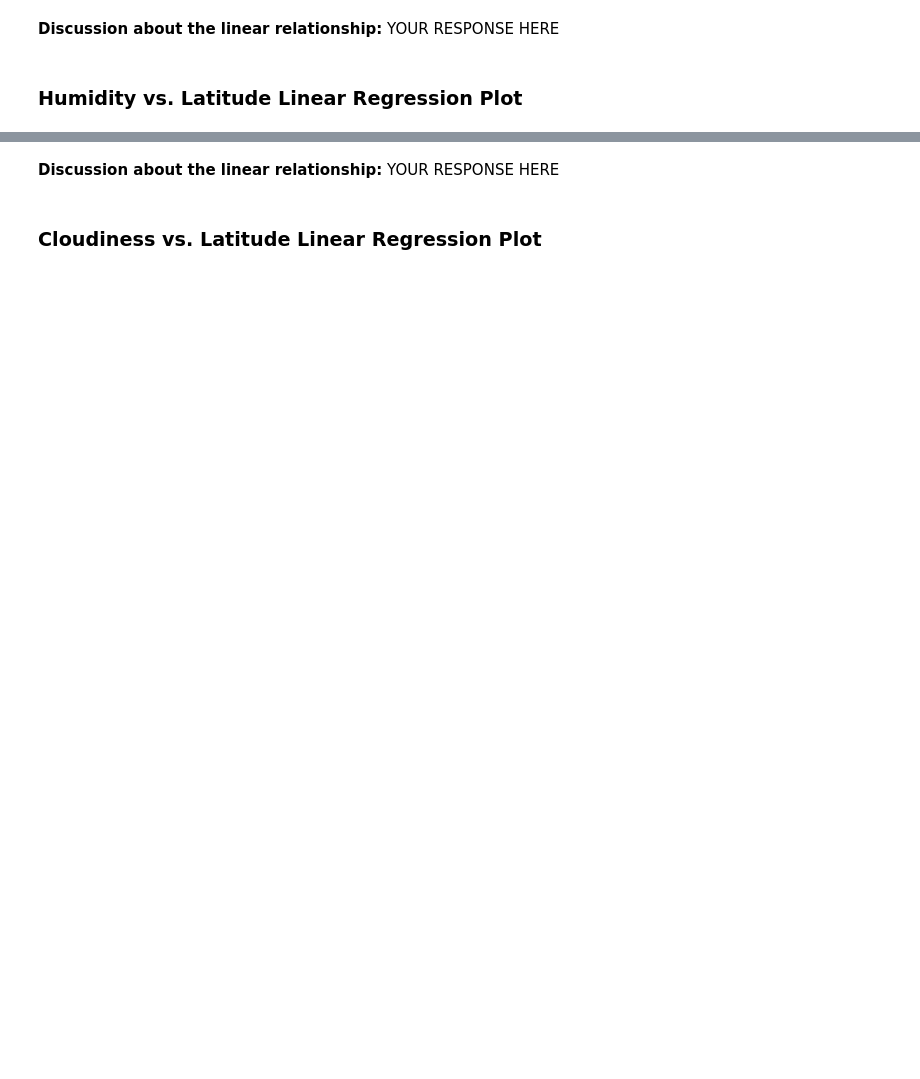
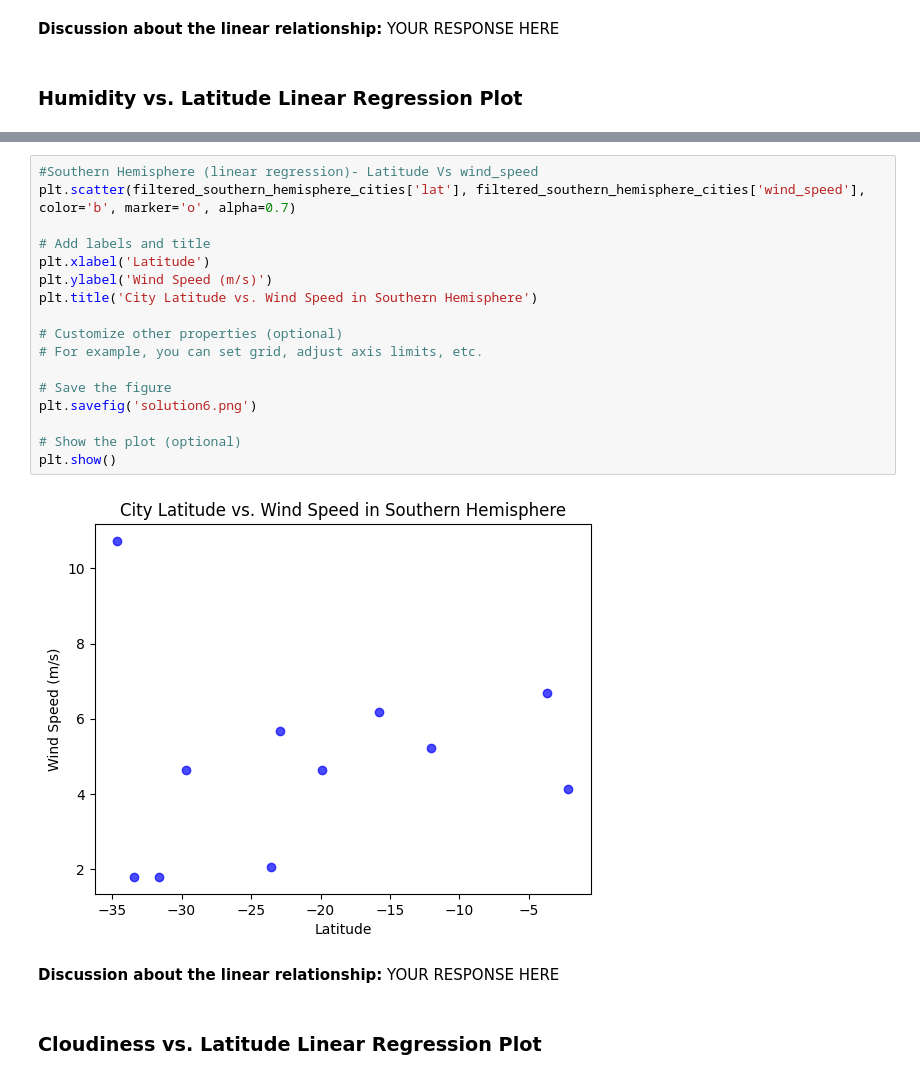
Before and after one commit to aparajita-code/python-api-challenge, a Jupyter notebook: WeatherPy/WeatherPy.ipynb, the cells around one changed output, grey strips where cells are left out. Saved outputs shown, nothing was run; the diff lists cells and outputs as text; blank space fills up the shorter version.

```diff
--- a/WeatherPy/WeatherPy.ipynb
+++ b/WeatherPy/WeatherPy.ipynb
@@ -566,3 +742,22 @@ The r^2-value is: 0.00014367159540169783
+# %%
+#Southern Hemisphere (linear regression)- Latitude Vs wind_speed
+plt.scatter(filtered_southern_hemisphere_cities['lat'], filtered_southern_hemisphere_cities['wind_speed'], color='b', marker='o', alpha=0.7)
+
+# Add labels and title
+plt.xlabel('Latitude')
+plt.ylabel('Wind Speed (m/s)')
+plt.title('City Latitude vs. Wind Speed in Southern Hemisphere')
+
+# Customize other properties (optional)
+# For example, you can set grid, adjust axis limits, etc.
+
+# Save the figure
+plt.savefig('solution6.png')
+
+# Show the plot (optional)
+plt.show()
+# %% [output]
+[figure, added]
 # %% [markdown]
 **Discussion about the linear relationship:** YOUR RESPONSE HERE
 # %% [markdown]
```
Also changed, not shown: parts of 14 cells of this notebook, 5 other files.
